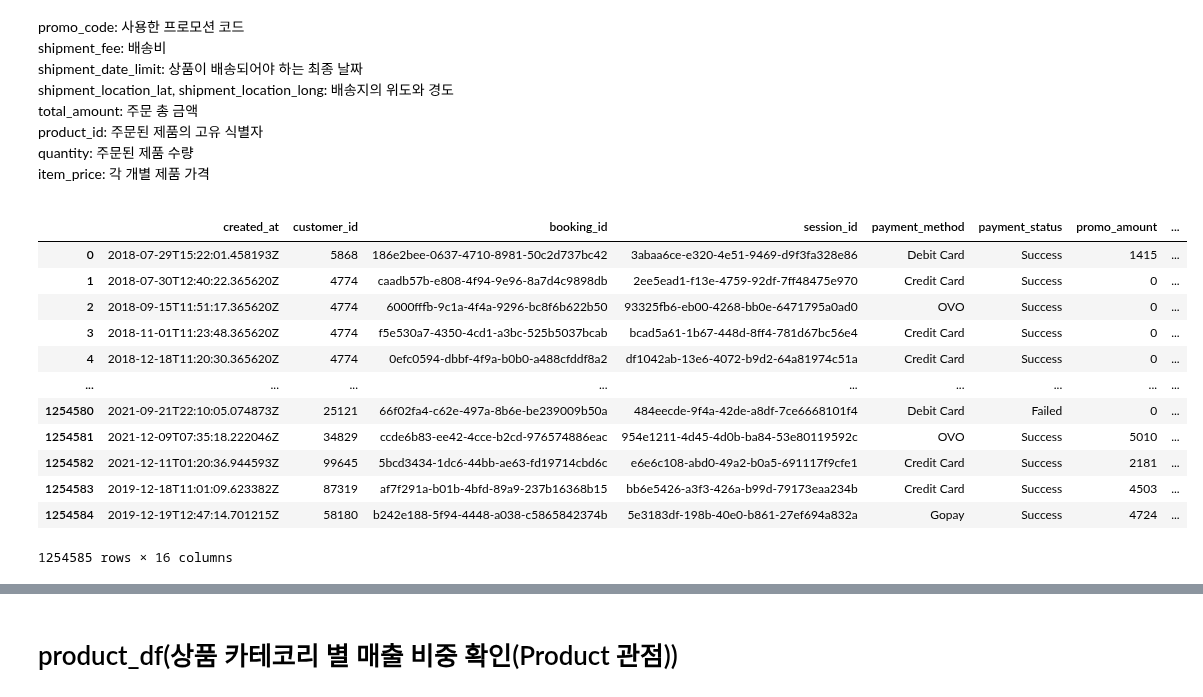
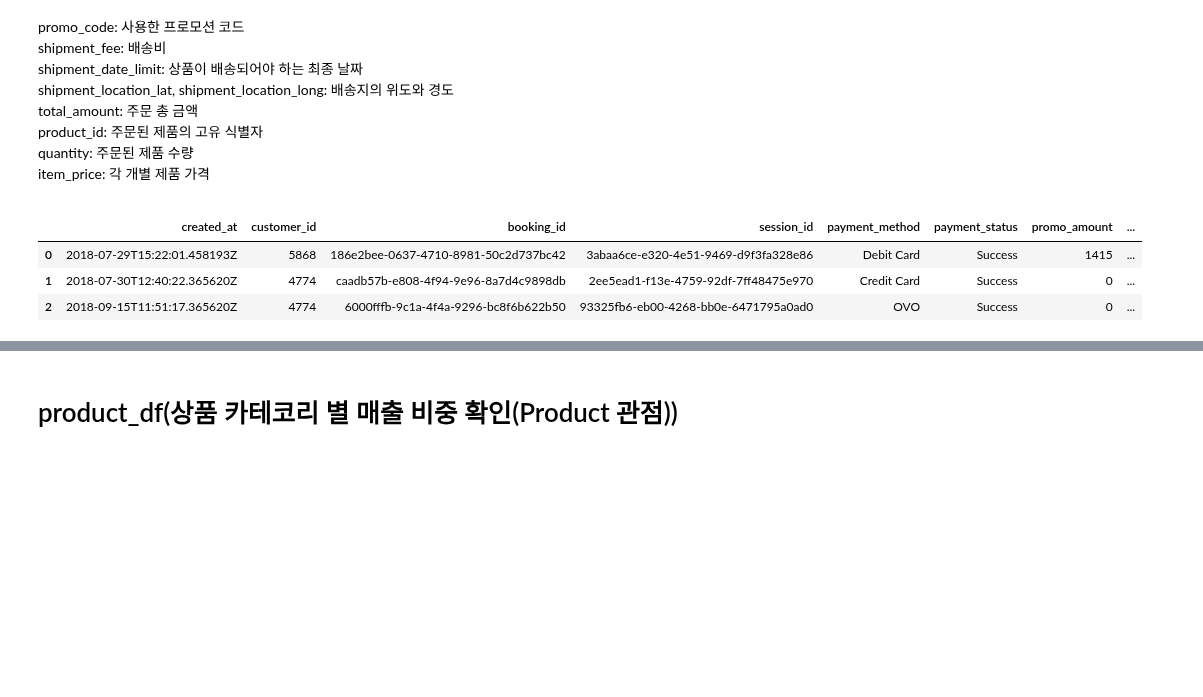
Before and after one commit to NARAEIM/tp2-da, a Jupyter notebook: tp2_da_imnarae.ipynb, the cells around one changed output, grey strips where cells are left out. Drawn from its saved outputs; the diff is of its cells as text; code cells hidden in the pictures; blank space fills up the shorter version.

```diff
--- a/tp2_da_imnarae.ipynb
+++ b/tp2_da_imnarae.ipynb
@@ -146,20 +146,11 @@ quantity: 주문된 제품 수량<br>
 item_price: 각 개별 제품 가격
 # %%
 transaction_df = pd.read_csv('/content/drive/MyDrive/Colab/tp2/transaction_new.csv')
-transaction_df
+transaction_df.head(3)
 # %% [output]
 |  | created_at | customer_id | booking_id | session_id | payment_method | payment_status | promo_amount | ... |
 | 0 | 2018-07-29T15:22:01.458193Z | 5868 | 186e2bee-0637-4710-8981-50c2d737bc42 | 3abaa6ce-e320-4e51-9469-d9f3fa328e86 | Debit Card | Success | 1415 | ... |
 | 1 | 2018-07-30T12:40:22.365620Z | 4774 | caadb57b-e808-4f94-9e96-8a7d4c9898db | 2ee5ead1-f13e-4759-92df-7ff48475e970 | Credit Card | Success | 0 | ... |
 | 2 | 2018-09-15T11:51:17.365620Z | 4774 | 6000fffb-9c1a-4f4a-9296-bc8f6b622b50 | 93325fb6-eb00-4268-bb0e-6471795a0ad0 | OVO | Success | 0 | ... |
-| 3 | 2018-11-01T11:23:48.365620Z | 4774 | f5e530a7-4350-4cd1-a3bc-525b5037bcab | bcad5a61-1b67-448d-8ff4-781d67bc56e4 | Credit Card | Success | 0 | ... |
-| 4 | 2018-12-18T11:20:30.365620Z | 4774 | 0efc0594-dbbf-4f9a-b0b0-a488cfddf8a2 | df1042ab-13e6-4072-b9d2-64a81974c51a | Credit Card | Success | 0 | ... |
-| ... | ... | ... | ... | ... | ... | ... | ... | ... |
-| 1254580 | 2021-09-21T22:10:05.074873Z | 25121 | 66f02fa4-c62e-497a-8b6e-be239009b50a | 484eecde-9f4a-42de-a8df-7ce6668101f4 | Debit Card | Failed | 0 | ... |
-| 1254581 | 2021-12-09T07:35:18.222046Z | 34829 | ccde6b83-ee42-4cce-b2cd-976574886eac | 954e1211-4d45-4d0b-ba84-53e80119592c | OVO | Success | 5010 | ... |
-| 1254582 | 2021-12-11T01:20:36.944593Z | 99645 | 5bcd3434-1dc6-44bb-ae63-fd19714cbd6c | e6e6c108-abd0-49a2-b0a5-691117f9cfe1 | Credit Card | Success | 2181 | ... |
-| 1254583 | 2019-12-18T11:01:09.623382Z | 87319 | af7f291a-b01b-4bfd-89a9-237b16368b15 | bb6e5426-a3f3-426a-b99d-79173eaa234b | Credit Card | Success | 4503 | ... |
-| 1254584 | 2019-12-19T12:47:14.701215Z | 58180 | b242e188-5f94-4448-a038-c5865842374b | 5e3183df-198b-40e0-b861-27ef694a832a | Gopay | Success | 4724 | ... |
-1254585 rows × 16 columns
 # %%
 transaction_df['booking_id'].value_counts()
```
Also changed, not shown: parts of 95 cells of this notebook.
